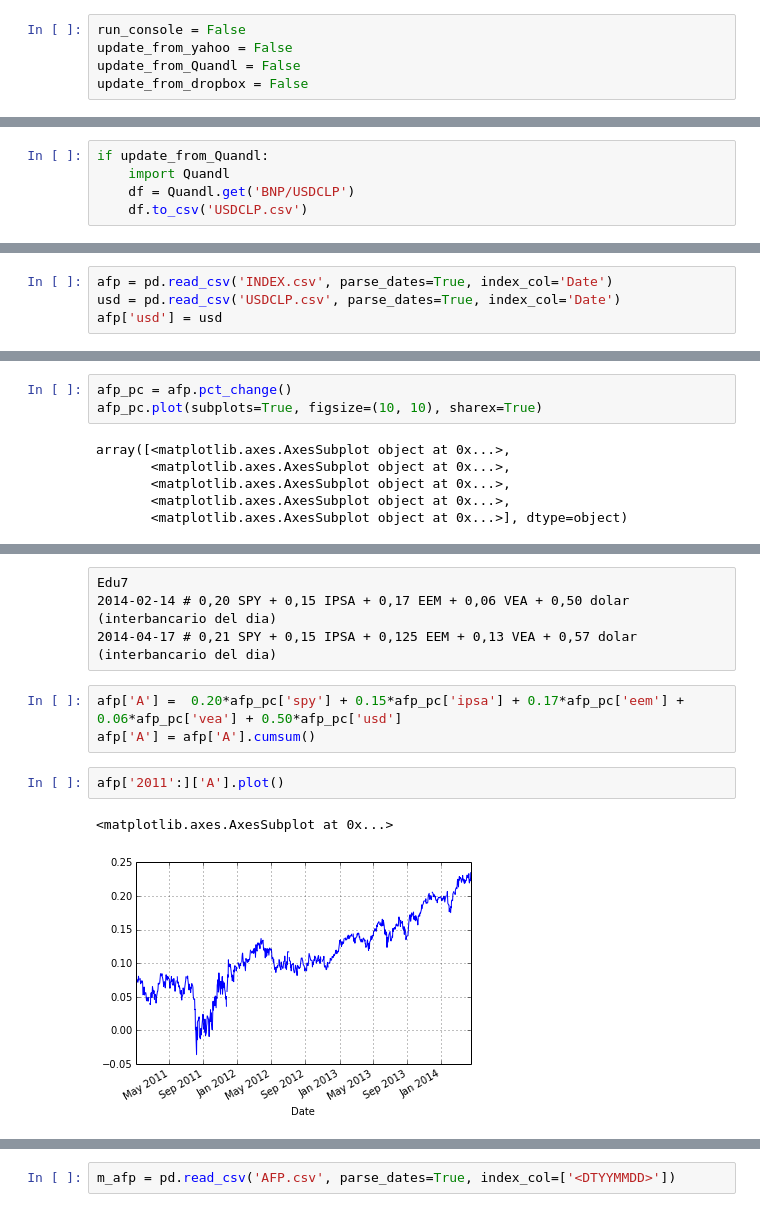
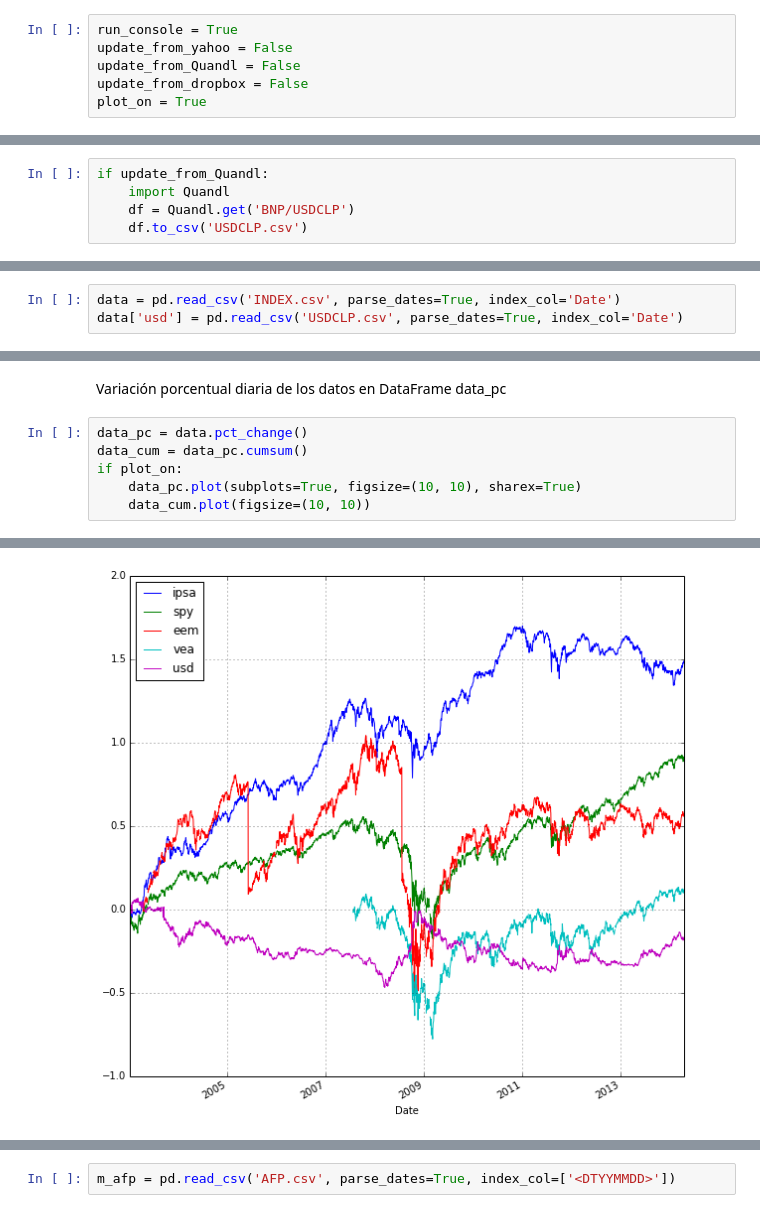
Before and after one commit to jrovegno/ipython-notebooks, a Jupyter notebook: Multifondos_AFP.ipynb, the cells around one changed output, grey strips where cells are left out. Drawn from its saved outputs; the diff is of its cells as text.

```diff
--- a/Multifondos_AFP.ipynb
+++ b/Multifondos_AFP.ipynb
@@ -10,5 +13,6 @@ pd.set_option('max_columns', 50)
 # %%
-run_console = False
+run_console = True
 update_from_yahoo = False
 update_from_Quandl = False
 update_from_dropbox = False
+plot_on = True
@@ -46,5 +52,4 @@ if update_from_dropbox:
 # %%
-afp = pd.read_csv('INDEX.csv', parse_dates=True, index_col='Date')
-usd = pd.read_csv('USDCLP.csv', parse_dates=True, index_col='Date')
-afp['usd'] = usd
+data = pd.read_csv('INDEX.csv', parse_dates=True, index_col='Date')
+data['usd'] = pd.read_csv('USDCLP.csv', parse_dates=True, index_col='Date')
 # %%
@@ -80,23 +81,12 @@ array([<matplotlib.axes.AxesSubplot object at 0x...>,
 [figure]
+# %% [markdown]
+Variación porcentual diaria de los datos en DataFrame data_pc
 # %%
-afp_pc = afp.pct_change()
-afp_pc.plot(subplots=True, figsize=(10, 10), sharex=True)
+data_pc = data.pct_change()
+data_cum = data_pc.cumsum()
+if plot_on:
+    data_pc.plot(subplots=True, figsize=(10, 10), sharex=True)
+    data_cum.plot(figsize=(10, 10))
 # %% [output]
-array([<matplotlib.axes.AxesSubplot object at 0x...>,
-       <matplotlib.axes.AxesSubplot object at 0x...>,
-       <matplotlib.axes.AxesSubplot object at 0x...>,
-       <matplotlib.axes.AxesSubplot object at 0x...>,
-       <matplotlib.axes.AxesSubplot object at 0x...>], dtype=object)
 [figure]
+[figure, added]
-# %% [raw]
-Edu7
-2014-02-14 # 0,20 SPY + 0,15 IPSA + 0,17 EEM + 0,06 VEA + 0,50 dolar (interbancario del dia)
-2014-04-17 # 0,21 SPY + 0,15 IPSA + 0,125 EEM + 0,13 VEA + 0,57 dolar (interbancario del dia)
-# %%
-afp['A'] =  0.20*afp_pc['spy'] + 0.15*afp_pc['ipsa'] + 0.17*afp_pc['eem'] + 0.06*afp_pc['vea'] + 0.50*afp_pc['usd']
-afp['A'] = afp['A'].cumsum()
-# %%
-afp['2011':]['A'].plot()
-# %% [output]
-<matplotlib.axes.AxesSubplot at 0x...>
-[figure, removed]
```
Also changed, not shown: parts of 55 cells of this notebook.
